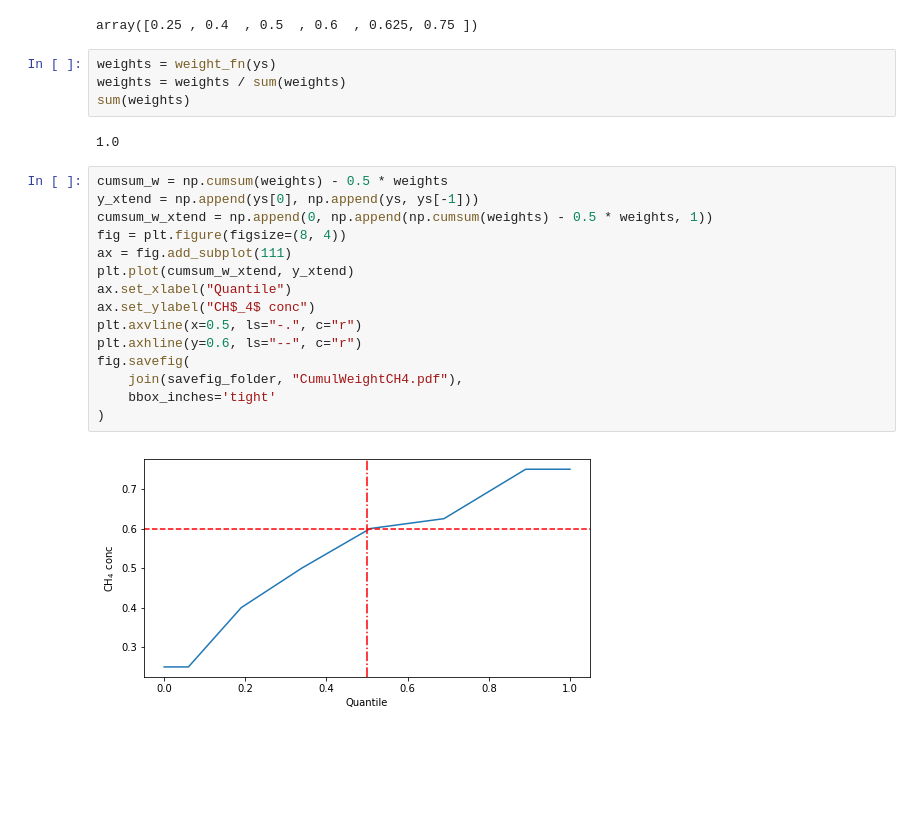
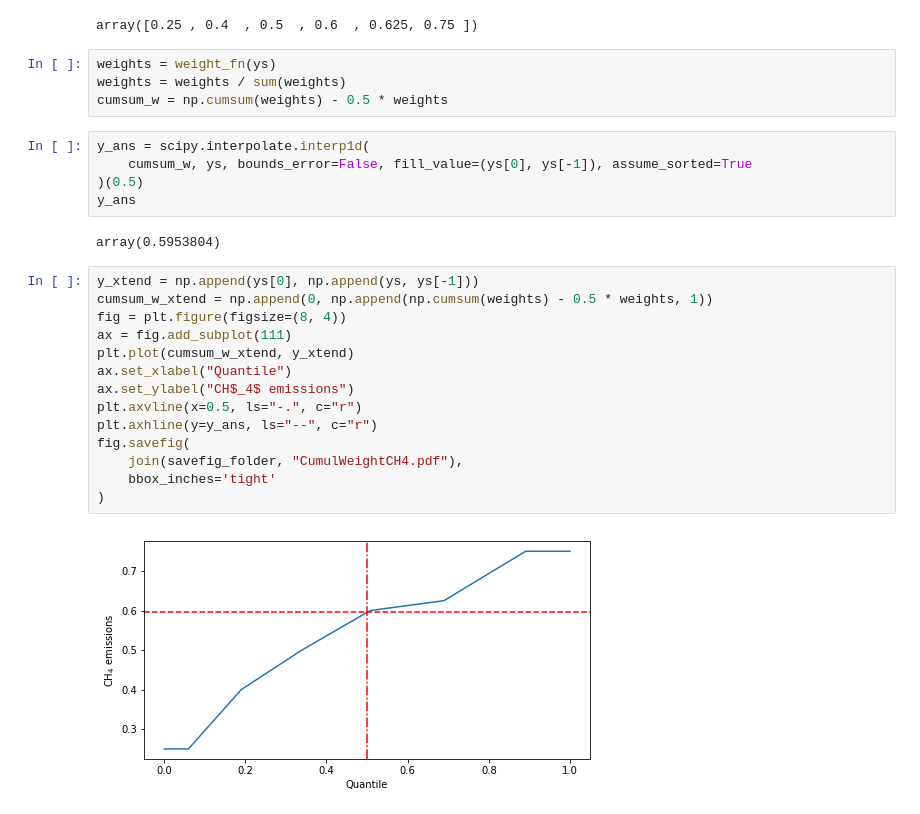
Before and after one commit to GranthamImperial/silicone_examples, a Jupyter notebook: notebooks/ExampleDataForQRWFigures.ipynb, the cells around one changed output. Drawn from its saved outputs; the diff is of its cells as text; blank space fills up the shorter version.

```diff
--- a/notebooks/ExampleDataForQRWFigures.ipynb
+++ b/notebooks/ExampleDataForQRWFigures.ipynb
@@ -131,23 +123,27 @@ array([0.25 , 0.4  , 0.5  , 0.6  , 0.625, 0.75 ])
 # %%
 weights = weight_fn(ys)
 weights = weights / sum(weights)
-sum(weights)
+cumsum_w = np.cumsum(weights) - 0.5 * weights
-# %% [output]
-1.0
+# %%
+y_ans = scipy.interpolate.interp1d(
+    cumsum_w, ys, bounds_error=False, fill_value=(ys[0], ys[-1]), assume_sorted=True
+)(0.5)
+y_ans
+# %% [output]
+array(0.5953804)
 # %%
-cumsum_w = np.cumsum(weights) - 0.5 * weights
 y_xtend = np.append(ys[0], np.append(ys, ys[-1]))
 cumsum_w_xtend = np.append(0, np.append(np.cumsum(weights) - 0.5 * weights, 1))
 fig = plt.figure(figsize=(8, 4))
 ax = fig.add_subplot(111)
 plt.plot(cumsum_w_xtend, y_xtend)
 ax.set_xlabel("Quantile")
-ax.set_ylabel("CH$_4$ conc")
+ax.set_ylabel("CH$_4$ emissions")
 plt.axvline(x=0.5, ls="-.", c="r")
-plt.axhline(y=0.6, ls="--", c="r")
+plt.axhline(y=y_ans, ls="--", c="r")
 fig.savefig(
     join(savefig_folder, "CumulWeightCH4.pdf"),
     bbox_inches='tight'
 )
 # %% [output]
-[figure, old version]
+[figure, new version]
```
Also changed, not shown: parts of 8 cells of this notebook, 1 other file.
